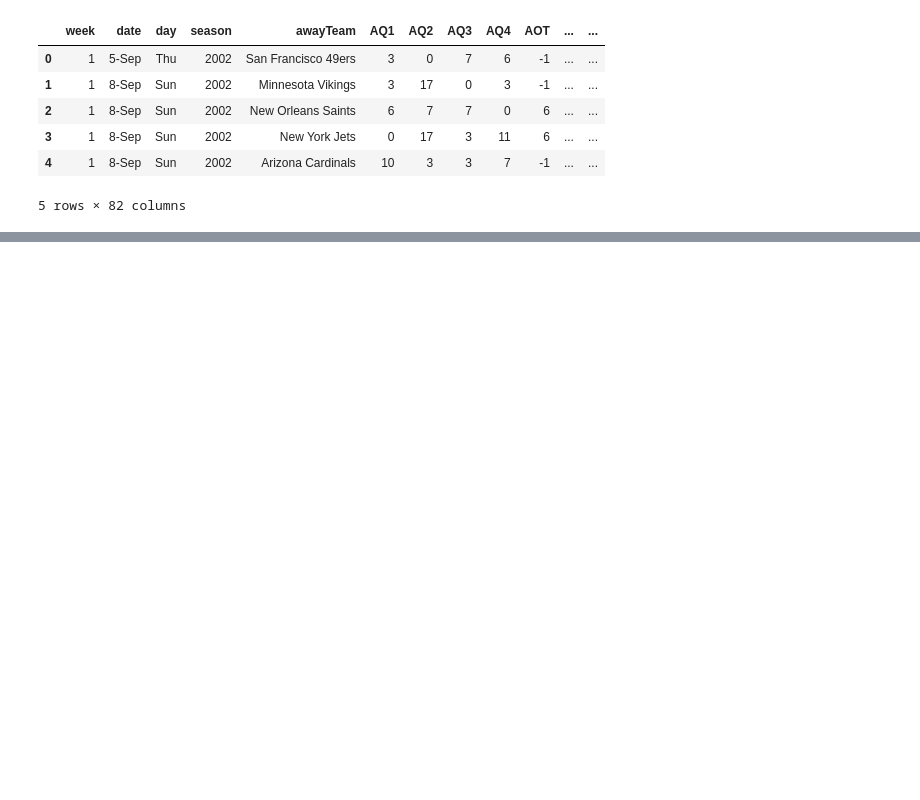
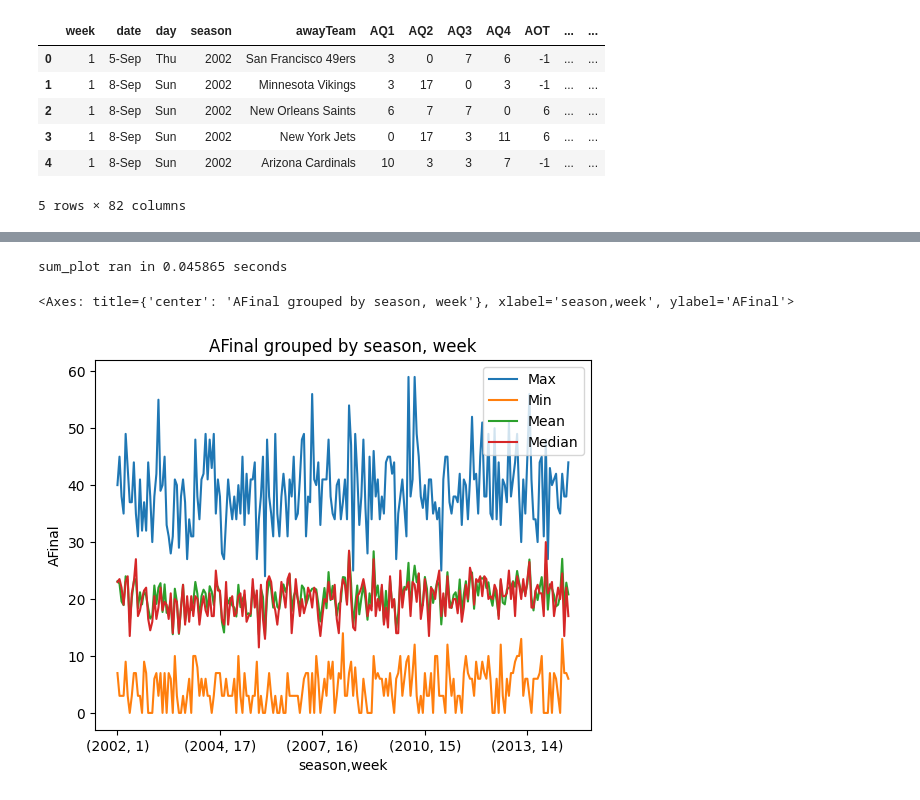
Before and after one commit to hzhoujoy/HW4_ST554, a Jupyter notebook: HW4_JoyZhou.ipynb, the cells around one changed output, grey strips where cells are left out. Cells and saved outputs as stored; diff of their text form; code cells hidden in the pictures; blank space fills up the shorter version.

```diff
--- a/HW4_JoyZhou.ipynb
+++ b/HW4_JoyZhou.ipynb
@@ -503,0 +567,6 @@ sub_scores.head()
+# %%
+sum_plot(args ="AFinal", df = sub_scores, group = ["season", "week"])
+# %% [output]
+sum_plot ran in 0.045865 seconds
+<Axes: title={'center': 'AFinal grouped by season, week'}, xlabel='season,week', ylabel='AFinal'>
+[figure, added]
```
Also changed, not shown: parts of 10 cells of this notebook.
